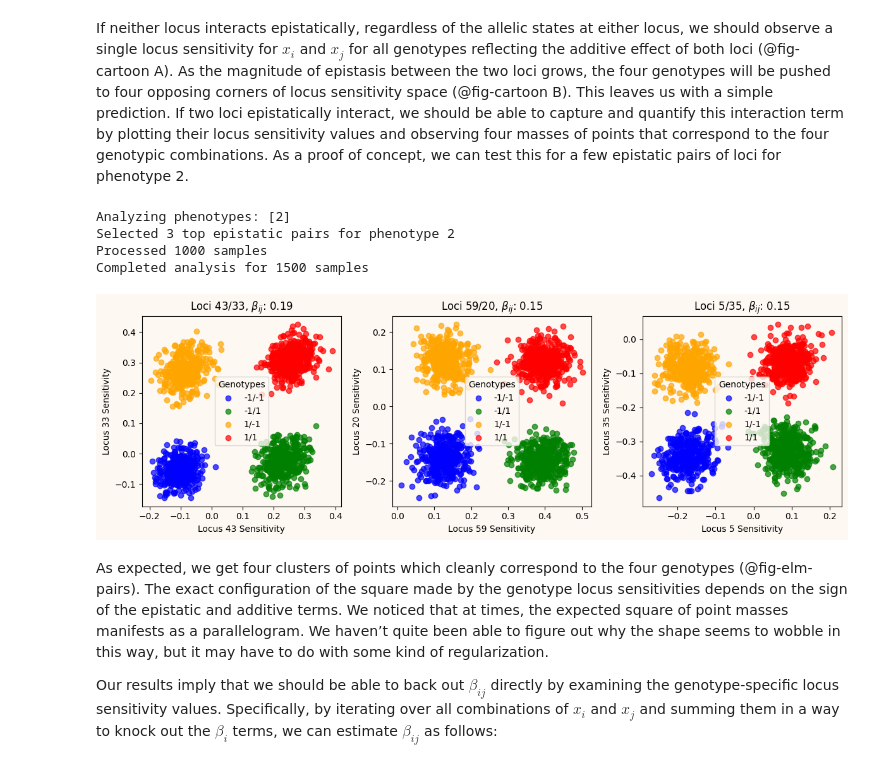
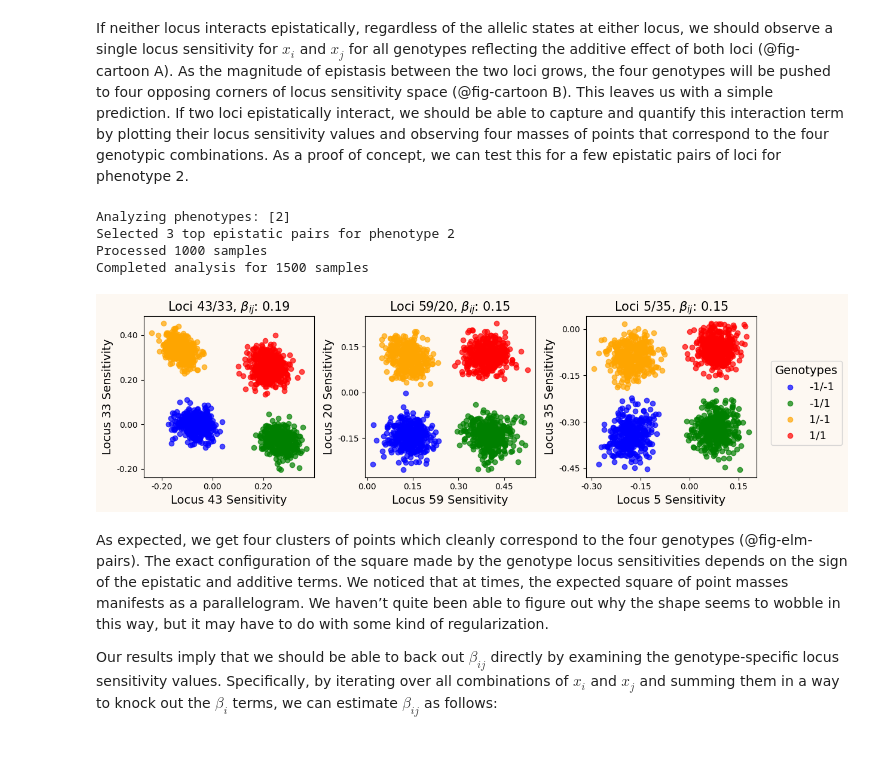
Before and after one commit to Arcadia-Science/2025_genopheno_local_linear_mapping, a Jupyter notebook: index.ipynb, the cells around one changed output. Saved outputs shown, nothing was run; the diff lists cells and outputs as text; code cells hidden in the pictures.

Commit message:
prettied figures

```diff
--- a/index.ipynb
+++ b/index.ipynb
@@ -1127,7 +1149,7 @@ def extract_top_epistatic_pairs(model, validation_loader, true_effects_df,
     total_rows = len(phenotype_idx) * n_rows_per_pheno
 
     with mpl.rc_context({"figure.facecolor": apc.parchment, "axes.facecolor": apc.parchment}):
-        fig, axes = plt.subplots(total_rows, n_cols, figsize=(n_cols * 4, total_rows * 4))
+        fig, axes = plt.subplots(total_rows, n_cols, figsize=(n_cols * 3.75, total_rows * 3.75))
         if total_rows == 1 and n_cols == 1:
             axes = np.array([[axes]])
         elif total_rows == 1:
@@ -1159,38 +1181,49 @@ def extract_top_epistatic_pairs(model, validation_loader, true_effects_df,
                 labels = ['-1/-1', '-1/1', '1/-1', '1/1']
 
                 for k, (g1, g2) in enumerate([(-1, -1), (-1, 1), (1, -1), (1, 1)]):
                     mask = (geno1_vals == g1) & (geno2_vals == g2)
                     if np.any(mask):
                         ax.scatter(locus1_sens[mask], locus2_sens[mask],
                                  c=colors[k], label=labels[k], alpha=0.7)
 
-                ax.set_xlabel(f'Locus {locus1} Sensitivity')
-                ax.set_ylabel(f'Locus {locus2} Sensitivity')
-                ax.set_title(rf'Loci {locus1}/{locus2}, $\beta_{{ij}}$: {pair["epi_eff"]:.2f}')
-                ax.legend(title="Genotypes")
+                ax.set_xlabel(f'Locus {locus1} Sensitivity', fontsize=14)
+                ax.set_ylabel(f'Locus {locus2} Sensitivity', fontsize=14)
+                ax.set_title(rf'Loci {locus1}/{locus2}, $\beta_{{ij}}$: {pair["epi_eff"]:.2f}', fontsize=15)
+                if plot_idx == 0:
+                    handles, labels_list = ax.get_legend_handles_labels()
+
+                ax.xaxis.set_major_locator(MaxNLocator(4))
+                ax.yaxis.set_major_locator(MaxNLocator(4))
+                ax.xaxis.set_major_formatter(FormatStrFormatter('%.2f'))
+                ax.yaxis.set_major_formatter(FormatStrFormatter('%.2f'))
 
                 plot_idx += 1
 
         # Hide empty subplots
         total_plots_needed = sum(len(pairs) for pairs in top_pairs.values())
         for plot_idx in range(total_plots_needed, total_rows * n_cols):
             row = plot_idx // n_cols
             col = plot_idx % n_cols
             if row < axes.shape[0] and col < axes.shape[1]:
                 axes[row, col].set_visible(False)
 
+        # Add single legend in the margin (outside all subplots)
+        fig.legend(handles, labels_list, title="Genotypes",
+                   loc='center left', bbox_to_anchor=(1.0, 0.5),
+                   fontsize=13, title_fontsize=14)
+
         plt.tight_layout()
         plt.show()
 
 extract_top_epistatic_pairs(model, test_loader_gp, true_eff,
                                top_n=3, phenotype_idx=[2], device=device,
                                max_samples=2000)
 # %% [output]
 Analyzing phenotypes: [2]
 Selected 3 top epistatic pairs for phenotype 2
 Processed 1000 samples
 Completed analysis for 1500 samples
-[figure, old version]
+[figure, new version]
 # %% [markdown]
 As expected, we get four clusters of points which cleanly correspond to the four genotypes (@fig-elm-pairs). The exact configuration of the square made by the genotype locus sensitivities depends on the sign of the epistatic and additive terms. We noticed that at times, the expected square of point masses manifests as a parallelogram. We haven’t quite been able to figure out why the shape seems to wobble in this way, but it may have to do with some kind of regularization.
 
```
Also changed, not shown: parts of 16 cells of this notebook.
